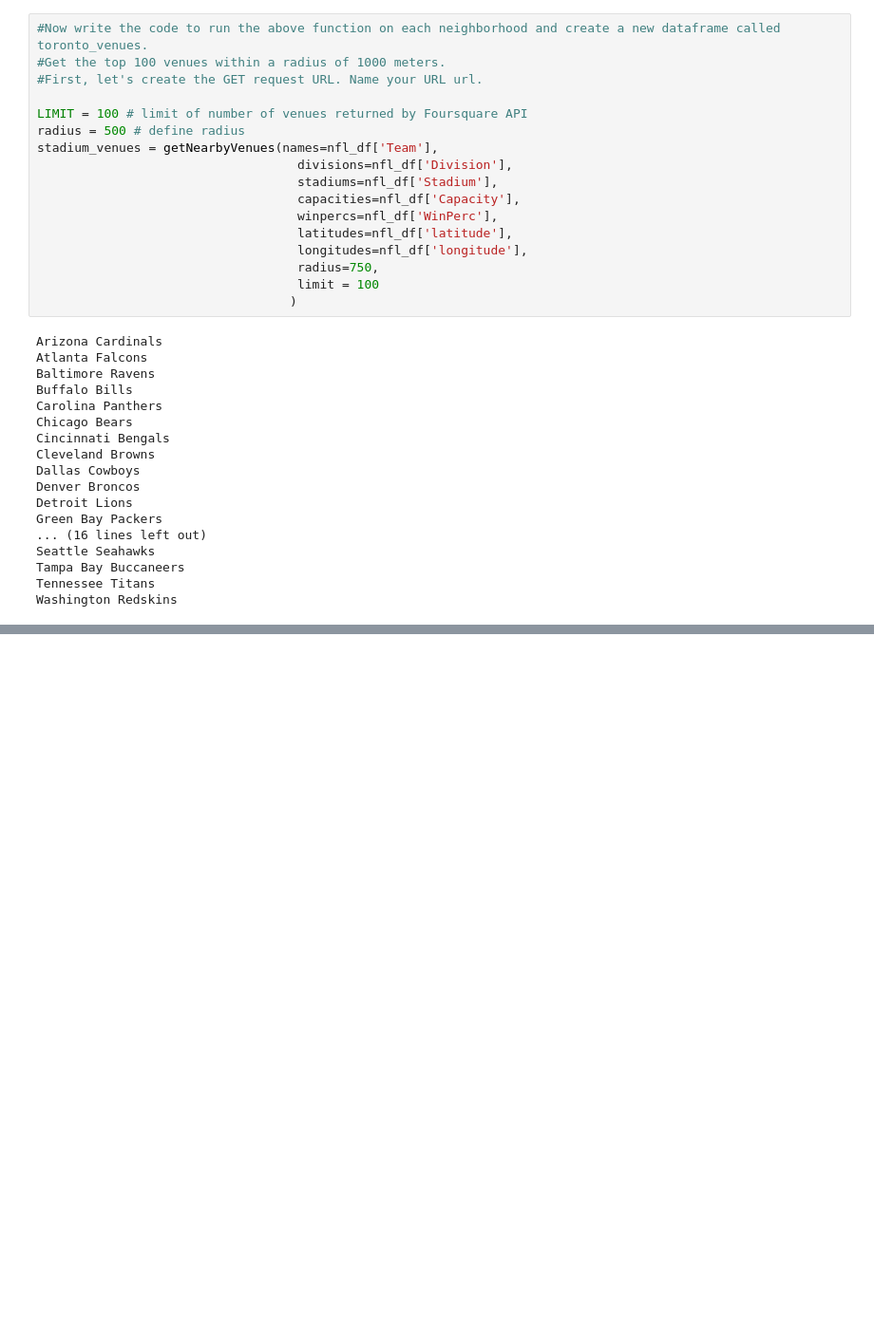
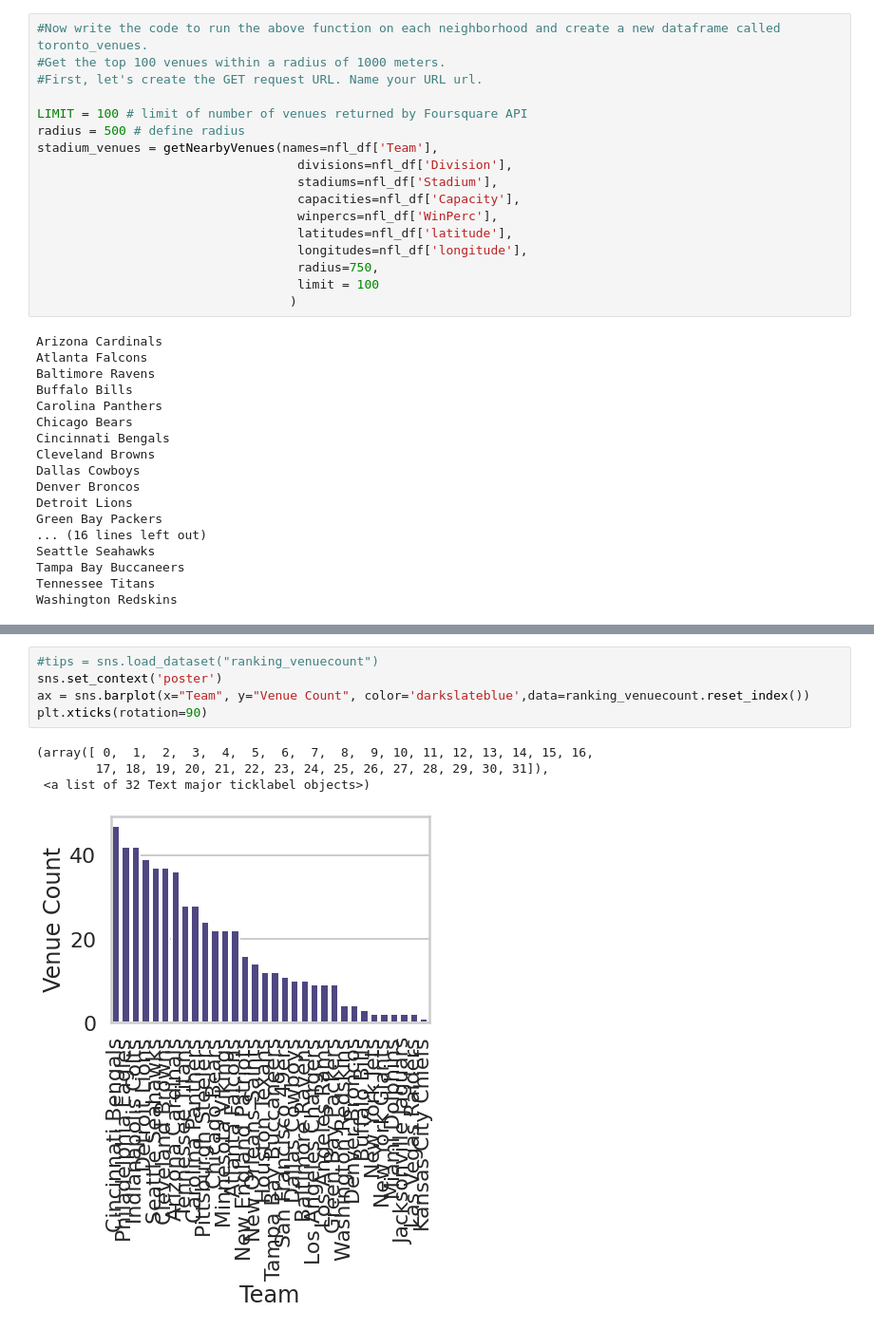
Before and after one commit to ptdanner/CourseraCapstone, a Jupyter notebook: Capstone Final Project.ipynb, the cells around one changed output, grey strips where cells are left out. Shown at 95% size. Cells and saved outputs as stored; diff of their text form; blank space fills up the shorter version.

```diff
--- a/Capstone Final Project.ipynb
+++ b/Capstone Final Project.ipynb
@@ -788,0 +912,10 @@ nearby_food
+# %%
+#tips = sns.load_dataset("ranking_venuecount")
+sns.set_context('poster')
+ax = sns.barplot(x="Team", y="Venue Count", color='darkslateblue',data=ranking_venuecount.reset_index())
+plt.xticks(rotation=90)
+# %% [output]
+(array([ 0,  1,  2,  3,  4,  5,  6,  7,  8,  9, 10, 11, 12, 13, 14, 15, 16,
+        17, 18, 19, 20, 21, 22, 23, 24, 25, 26, 27, 28, 29, 30, 31]),
+ <a list of 32 Text major ticklabel objects>)
+[figure, added]
```
Also changed, not shown: parts of 20 cells of this notebook.
